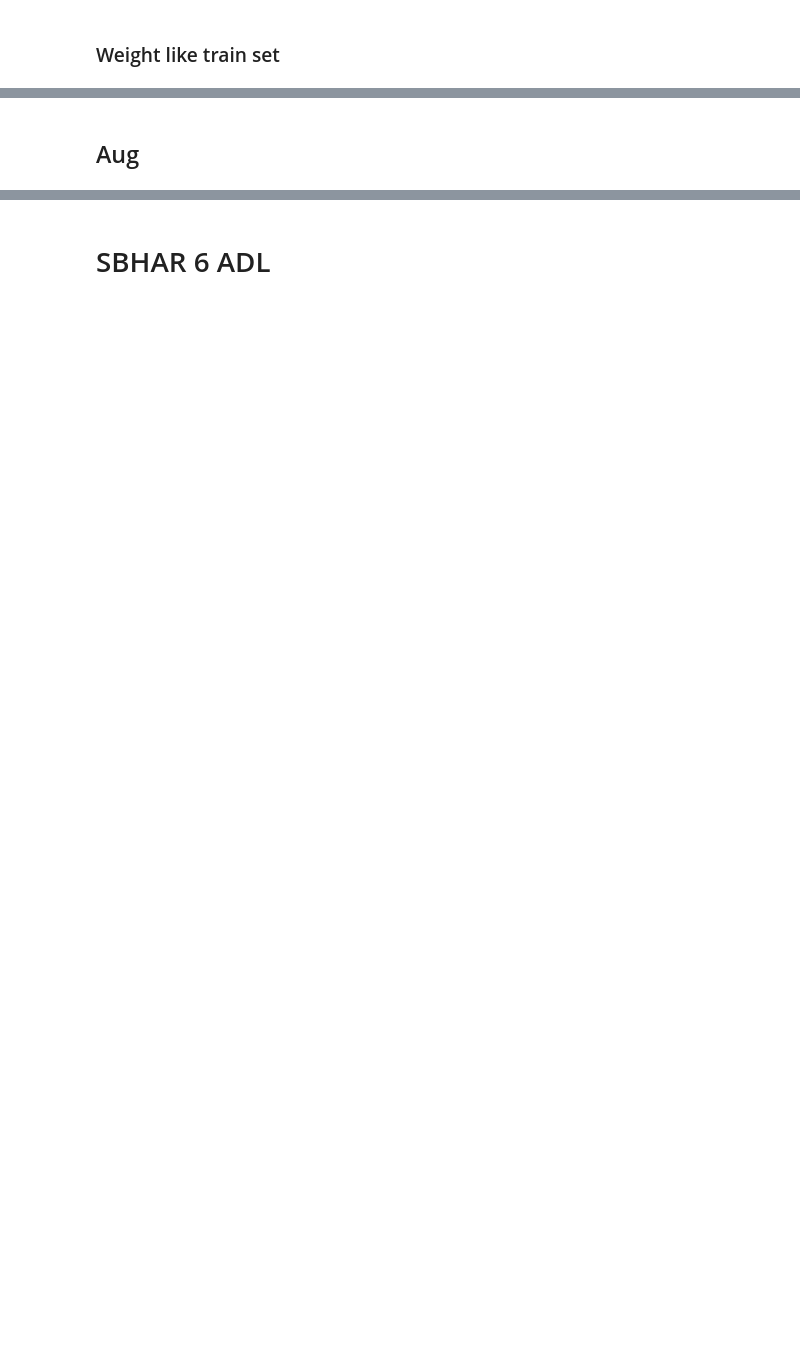
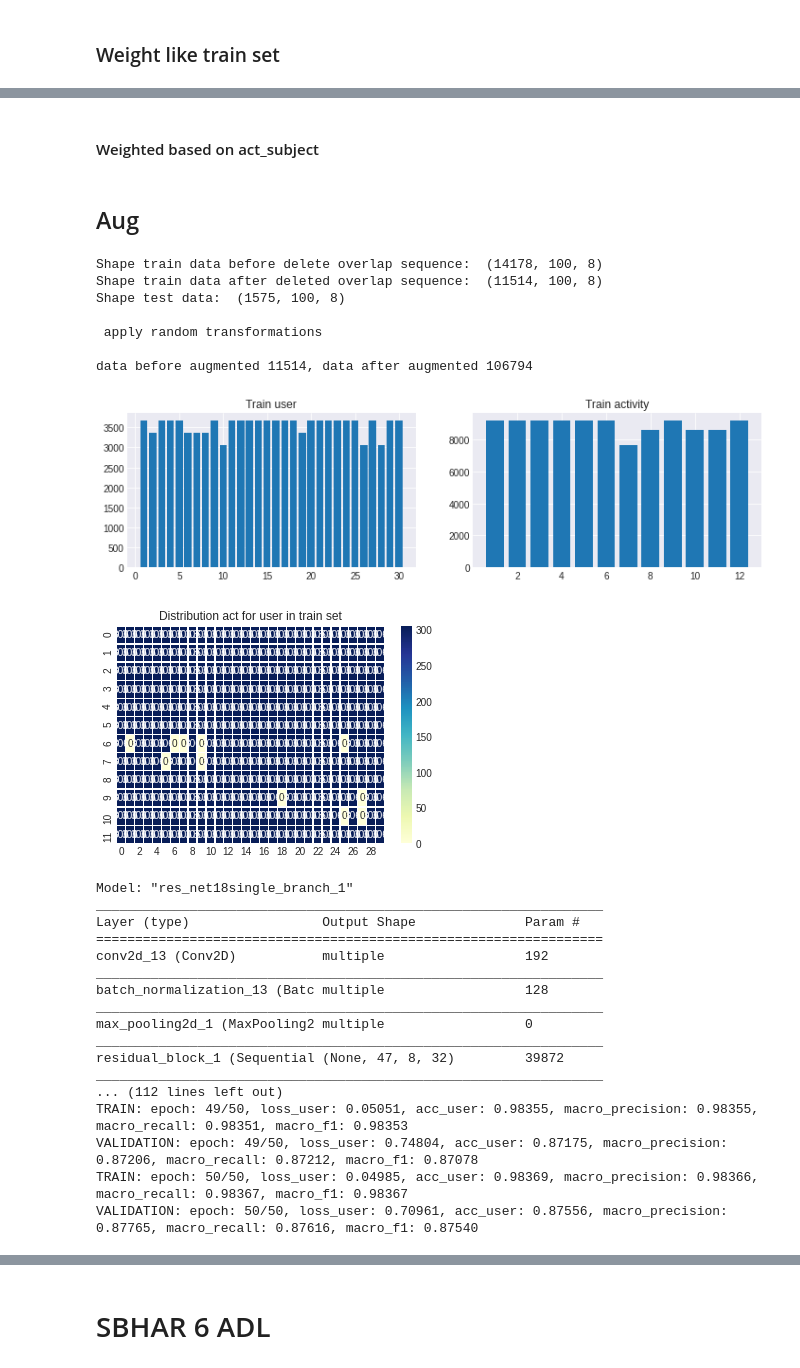
Before and after one commit to Sbarbagnem/User_Identify_Inertial_Sensor, a Jupyter notebook: train_model_classification.ipynb, the cells around one changed output, grey strips where cells are left out. Drawn from its saved outputs; the diff is of its cells as text; code cells hidden in the pictures; blank space fills up the shorter version.

```diff
--- a/train_model_classification.ipynb
+++ b/train_model_classification.ipynb
@@ -556,0 +765,2 @@ Shape test data:  (1575, 100, 8)
+# %% [markdown]
+#### Weighted based on act_subject
@@ -557,4 +769,32 @@ Shape test data:  (1575, 100, 8)
 # %% [markdown]
 ## Aug
 # %%
-%run train_model_classification.py -p 1 -t 1 -a 1 -ap random_transformations -pa 0 -dataset sbhar -c 1 -w no -f 0
+%run train_model_classification.py -p 0 -t 1 -a 1 -ap random_transformations -pa 0 -dataset sbhar -ratio 2 -fold_val 0 -w train_set -wbo act \
+-aug_function jitter scaling random_sampling permutation time_warp magnitude_warp -n_func_to_apply 3
+# %% [output]
+Shape train data before delete overlap sequence:  (14178, 100, 8)
+Shape train data after deleted overlap sequence:  (11514, 100, 8)
+Shape test data:  (1575, 100, 8)
+
+ apply random transformations
+
+data before augmented 11514, data after augmented 106794
+[figure, added]
+[figure, added]
+Model: "res_net18single_branch_1"
+_________________________________________________________________
+Layer (type)                 Output Shape              Param #
+=================================================================
+conv2d_13 (Conv2D)           multiple                  192
+_________________________________________________________________
+batch_normalization_13 (Batc multiple                  128
+_________________________________________________________________
+max_pooling2d_1 (MaxPooling2 multiple                  0
+_________________________________________________________________
+residual_block_1 (Sequential (None, 47, 8, 32)         39872
+_________________________________________________________________
+... (112 lines left out)
+TRAIN: epoch: 49/50, loss_user: 0.05051, acc_user: 0.98355, macro_precision: 0.98355, macro_recall: 0.98351, macro_f1: 0.98353
+VALIDATION: epoch: 49/50, loss_user: 0.74804, acc_user: 0.87175, macro_precision: 0.87206, macro_recall: 0.87212, macro_f1: 0.87078
+TRAIN: epoch: 50/50, loss_user: 0.04985, acc_user: 0.98369, macro_precision: 0.98366, macro_recall: 0.98367, macro_f1: 0.98367
+VALIDATION: epoch: 50/50, loss_user: 0.70961, acc_user: 0.87556, macro_precision: 0.87765, macro_recall: 0.87616, macro_f1: 0.87540
```
Also changed, not shown: parts of 23 cells of this notebook.
